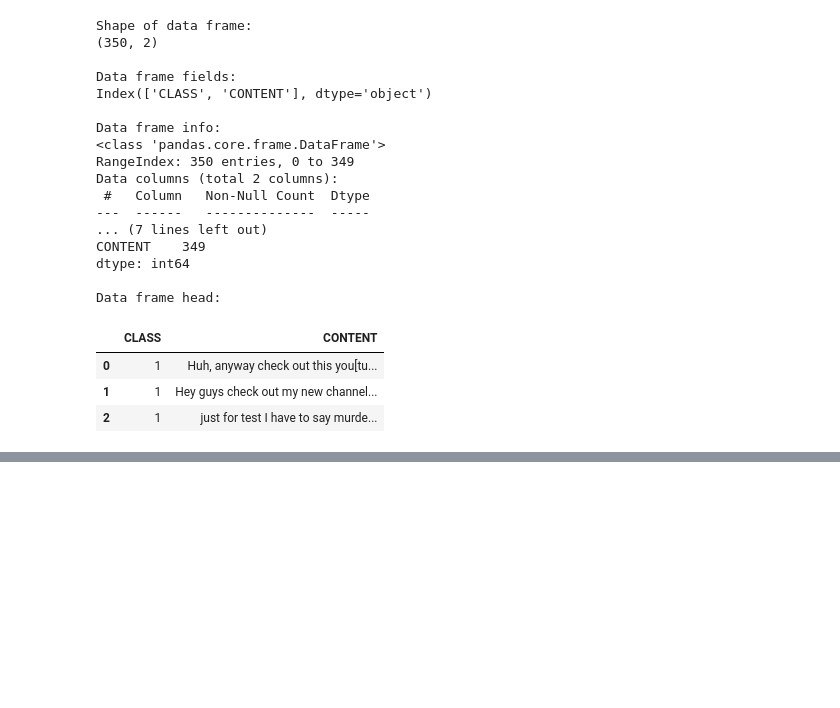
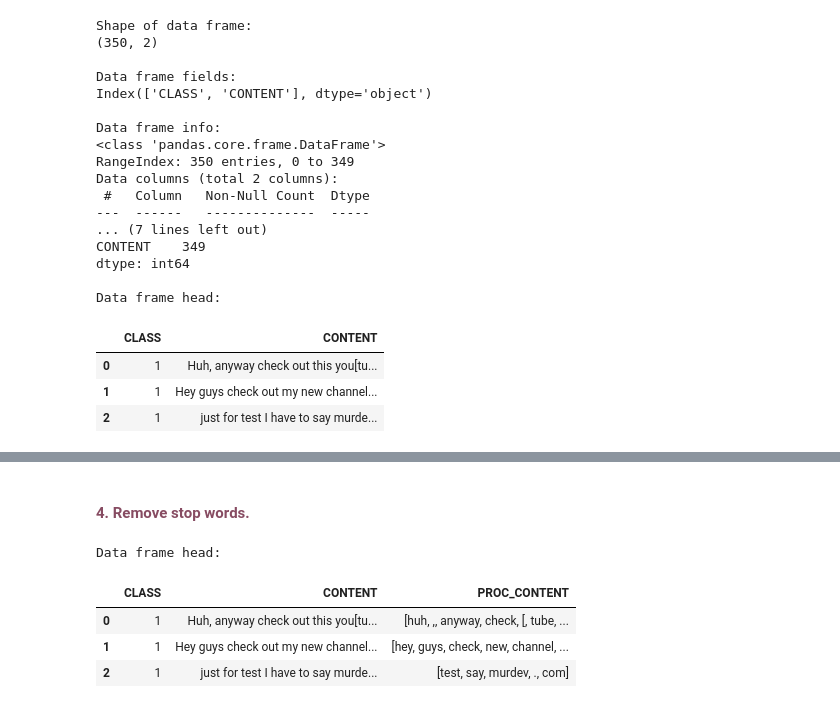
Before and after one commit to udaykurien/NLP_Project_Group3, a Jupyter notebook: final_project.ipynb, the cells around one changed output, grey strips where cells are left out. Drawn from its saved outputs; the diff is of its cells as text; code cells hidden in the pictures; blank space fills up the shorter version.

```diff
--- a/final_project.ipynb
+++ b/final_project.ipynb
@@ -256,0 +283,17 @@ Data frame head:
+# %% [markdown]
+<h4 style="color:#874c62;">4. Remove stop words.</h4>
+# %%
+stop_words = set(stopwords.words('english'))
+
+def remove_stopwords(tokens):
+    return [word for word in tokens if word not in stop_words]
+
+proc_data["PROC_CONTENT"] = proc_data["PROC_CONTENT"].apply(remove_stopwords)
+print(Colors.BLUE + "Data frame head:" + Colors.END)
+proc_data.head(3)
+# %% [output]
+Data frame head:
+|  | CLASS | CONTENT | PROC_CONTENT |
+| 0 | 1 | Huh, anyway check out this you[tu... | [huh, ,, anyway, check, [, tube, ... |
+| 1 | 1 | Hey guys check out my new channel... | [hey, guys, check, new, channel, ... |
+| 2 | 1 | just for test I have to say murde... | [test, say, murdev, ., com] |
```
Also changed, not shown: parts of 11 cells of this notebook.
